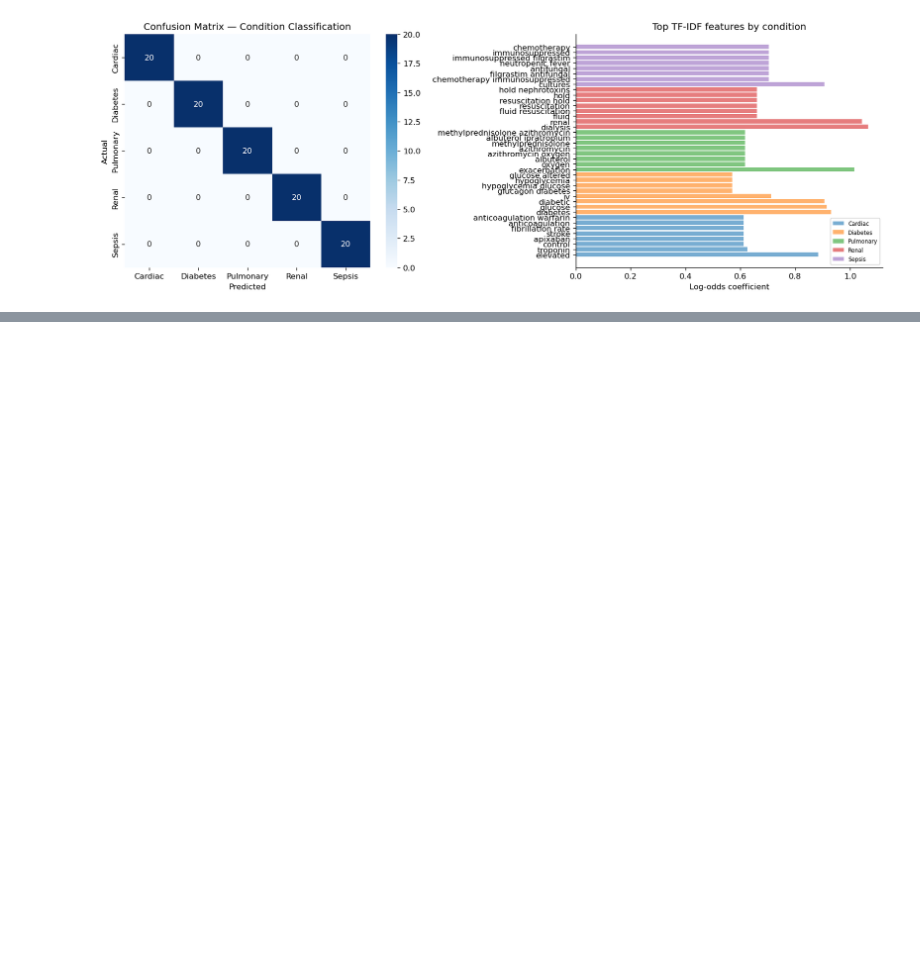
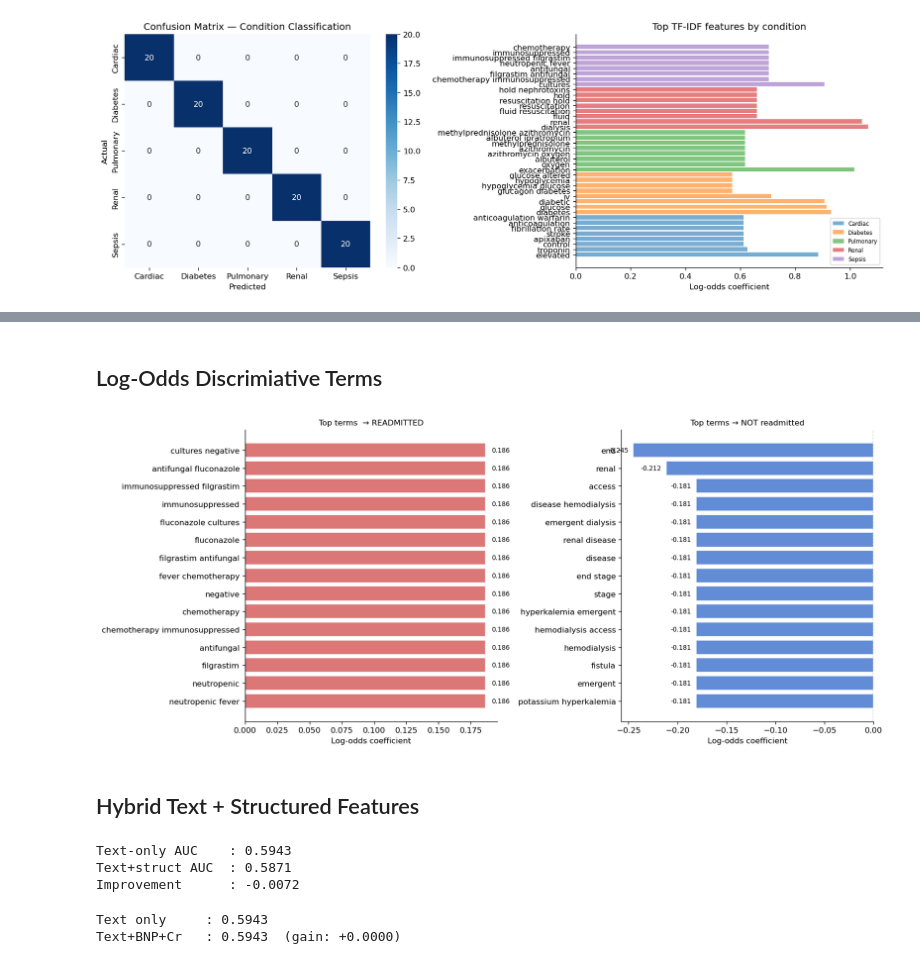
Before and after one commit to Sravanigangul/healthcare-clinical-nlp, a Jupyter notebook: notebooks/Clinical Text Classification.ipynb, the cells around one changed output, grey strips where cells are left out. Drawn from its saved outputs; the diff is of its cells as text; code cells hidden in the pictures; blank space fills up the shorter version.

Commit message:
Update Clinical Text Classification.ipynb
Add Clinical Text Classification

```diff
--- a/notebooks/Clinical Text Classification.ipynb
+++ b/notebooks/Clinical Text Classification.ipynb
@@ -193,0 +229,76 @@ weighted avg       1.00      1.00      1.00       100
+# %% [markdown]
+## Log-Odds Discrimiative Terms
+# %%
+lr_re = LogisticRegression(C=1, max_iter=1000, class_weight="balanced", random_state=42)
+lr_re.fit(Xtr_t, yr_tr)
+fn_re = vect_re.get_feature_names_out()
+coef_r = lr_re.coef_[0]
+
+top_pos = np.argsort(coef_r)[-15:][::-1]
+top_neg = np.argsort(coef_r)[:15]
+
+fig, axes = plt.subplots(1,2, figsize=(14,6))
+for ax, indices, title, color in [
+    (axes[0], top_pos, "Top terms  → READMITTED",     "#D65F5F"),
+    (axes[1], top_neg, "Top terms → NOT readmitted",  "#4878CF"),
+]:
+    terms = [fn_re[i] for i in indices]; vals = [coef_r[i] for i in indices]
+    ax.barh(terms[::-1], vals[::-1], color=color, alpha=0.85, edgecolor="white")
+    ax.axvline(0, color="black", lw=0.8, ls="--")
+    ax.set_xlabel("Log-odds coefficient"); ax.set_title(title, fontsize=10)
+    for i,(t,v) in enumerate(zip(terms[::-1],vals[::-1])):
+        ax.text(v+(0.005 if v>0 else -0.005),i,f"{v:.3f}",
+                va="center",ha="left" if v>0 else "right",fontsize=8)
+plt.tight_layout()
+plt.savefig("/tmp/mod05/log_odds_readmission.png", bbox_inches="tight"); plt.show()
+# %% [output]
+[figure, added]
+# %% [markdown]
+## Hybrid Text + Structured Features
+# %%
+sc = StandardScaler()
+X_struct_tr = csr_matrix(sc.fit_transform(df.loc[X_tr.index, ["note_length"]]))
+X_struct_te = csr_matrix(sc.transform(df.loc[X_te.index, ["note_length"]]))
+
+X_hybrid_tr = hstack([Xtr_t, X_struct_tr])
+X_hybrid_te = hstack([Xte_t, X_struct_te])
+
+lr_hybrid = LogisticRegression(C=1, max_iter=1000, class_weight="balanced", random_state=42)
+lr_hybrid.fit(X_hybrid_tr, yr_tr)
+auc_hyb = roc_auc_score(yr_te, lr_hybrid.predict_proba(X_hybrid_te)[:,1])
+auc_text = roc_auc_score(yr_te, lr_re.predict_proba(Xte_t)[:,1])
+print(f"Text-only AUC    : {auc_text:.4f}")
+print(f"Text+struct AUC  : {auc_hyb:.4f}")
+print(f"Improvement      : {auc_hyb-auc_text:+.4f}")
+# %% [output]
+Text-only AUC    : 0.5943
+Text+struct AUC  : 0.5871
+Improvement      : -0.0072
+# %%
+bnp_pat = r'BNP\s*(\d{2,5})'
+cr_pat  = r'Cr\s*(\d\.\d)'
+
+def get_bnp(text):
+    m = re.search(bnp_pat, text, re.IGNORECASE)
+    return float(m.group(1)) if m else np.nan
+
+def get_cr(text):
+    m = re.search(cr_pat, text, re.IGNORECASE)
+    return float(m.group(1)) if m else np.nan
+
+bnp_tr = df.loc[X_tr.index,"text"].apply(get_bnp).fillna(0).values.reshape(-1,1)
+bnp_te  = df.loc[X_te.index,"text"].apply(get_bnp).fillna(0).values.reshape(-1,1)
+cr_tr  = df.loc[X_tr.index,"text"].apply(get_cr).fillna(0).values.reshape(-1,1)
+cr_te   = df.loc[X_te.index,"text"].apply(get_cr).fillna(0).values.reshape(-1,1)
+
+X_aug_tr = hstack([Xtr_t, csr_matrix(sc.fit_transform(np.hstack([bnp_tr,cr_tr])))])
+X_aug_te  = hstack([Xte_t, csr_matrix(sc.transform(np.hstack([bnp_te,cr_te])))])
+
+lr_aug = LogisticRegression(C=1,max_iter=1000,class_weight="balanced",random_state=42)
+lr_aug.fit(X_aug_tr, yr_tr)
+auc_aug = roc_auc_score(yr_te, lr_aug.predict_proba(X_aug_te)[:,1])
+print(f"Text only     : {auc_text:.4f}")
+print(f"Text+BNP+Cr   : {auc_aug:.4f}  (gain: {auc_aug-auc_text:+.4f})")
+# %% [output]
+Text only     : 0.5943
+Text+BNP+Cr   : 0.5943  (gain: +0.0000)
```
Also changed, not shown: parts of 2 cells of this notebook.
